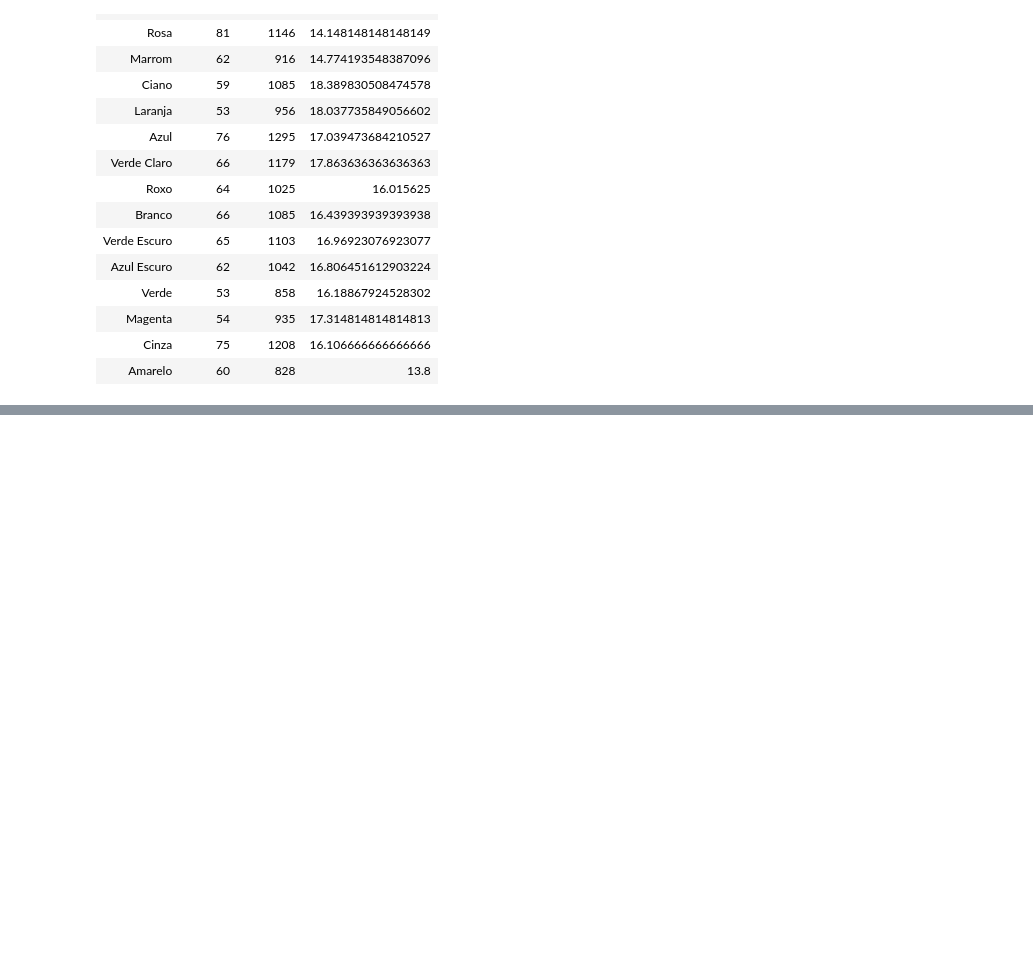
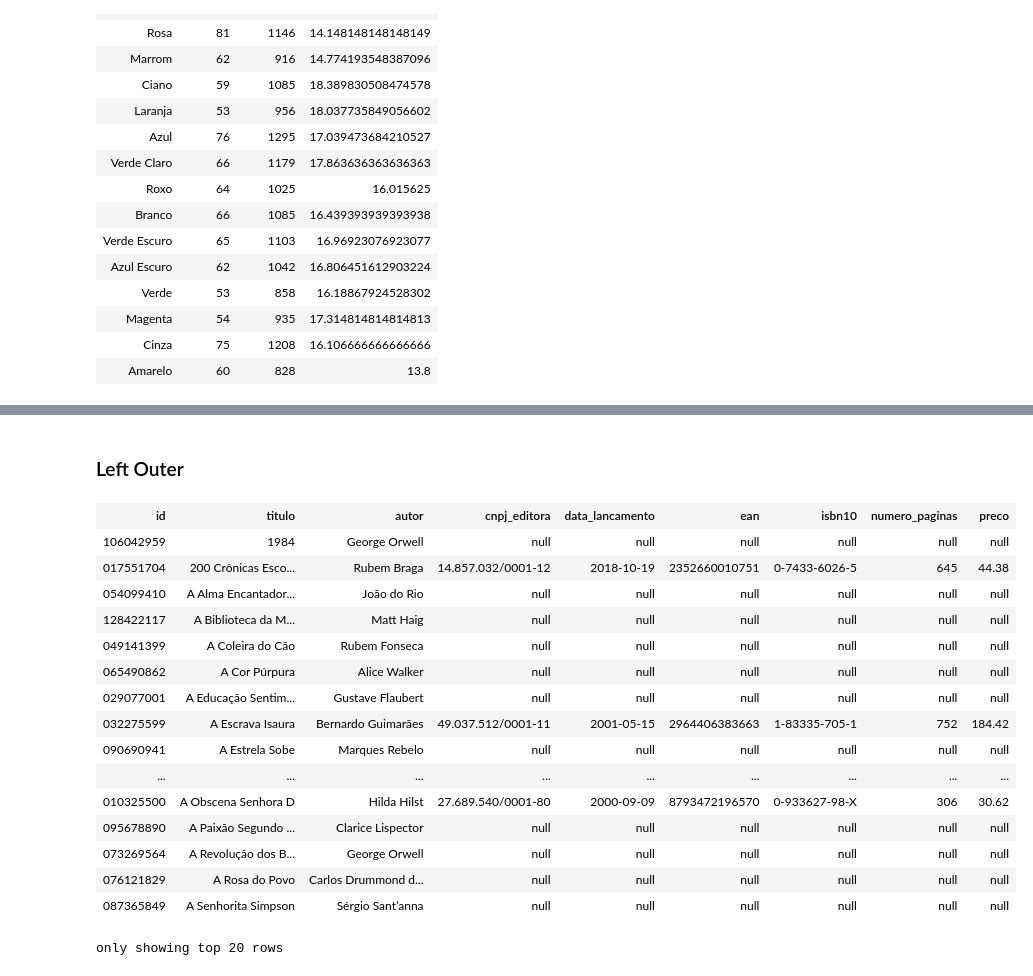
Before and after one commit to tiagomartins03/BigData, a Jupyter notebook: ApacheSpark_Course01/SparkFuntions.ipynb, the cells around one changed output, grey strips where cells are left out. Cells and saved outputs as stored; diff of their text form; code cells hidden in the pictures; blank space fills up the shorter version.

```diff
--- a/ApacheSpark_Course01/SparkFuntions.ipynb
+++ b/ApacheSpark_Course01/SparkFuntions.ipynb
@@ -389,0 +397,27 @@ only showing top 2 rows
+# %%
+autores = spark.read.parquet('./databases/AUTORES.parquet')
+livros = spark.read.parquet('./databases/LIVROS.parquet')
+clientes = spark.read.parquet('./databases/CLIENTES.parquet')
+compras = spark.read.parquet('./databases/COMPRAS.parquet')
+# %% [markdown]
+### Left Outer
+# %%
+autores.join(other = livros, on = 'id', how = 'left')
+# %% [output]
+| id | titulo | autor | cnpj_editora | data_lancamento | ean | isbn10 | numero_paginas | preco |
+| 106042959 | 1984 | George Orwell | null | null | null | null | null | null |
+| 017551704 | 200 Crônicas Esco... | Rubem Braga | 14.857.032/0001-12 | 2018-10-19 | 2352660010751 | 0-7433-6026-5 | 645 | 44.38 |
+| 054099410 | A Alma Encantador... | João do Rio | null | null | null | null | null | null |
+| 128422117 | A Biblioteca da M... | Matt Haig | null | null | null | null | null | null |
+| 049141399 | A Coleira do Cão | Rubem Fonseca | null | null | null | null | null | null |
+| 065490862 | A Cor Púrpura | Alice Walker | null | null | null | null | null | null |
+| 029077001 | A Educação Sentim... | Gustave Flaubert | null | null | null | null | null | null |
+| 032275599 | A Escrava Isaura | Bernardo Guimarães | 49.037.512/0001-11 | 2001-05-15 | 2964406383663 | 1-83335-705-1 | 752 | 184.42 |
+| 090690941 | A Estrela Sobe | Marques Rebelo | null | null | null | null | null | null |
+| ... | ... | ... | ... | ... | ... | ... | ... | ... |
+| 010325500 | A Obscena Senhora D | Hilda Hilst | 27.689.540/0001-80 | 2000-09-09 | 8793472196570 | 0-933627-98-X | 306 | 30.62 |
+| 095678890 | A Paixão Segundo ... | Clarice Lispector | null | null | null | null | null | null |
+| 073269564 | A Revolução dos B... | George Orwell | null | null | null | null | null | null |
+| 076121829 | A Rosa do Povo | Carlos Drummond d... | null | null | null | null | null | null |
+| 087365849 | A Senhorita Simpson | Sérgio Sant’anna | null | null | null | null | null | null |
+only showing top 20 rows
```
Also changed, not shown: parts of 31 cells of this notebook, 4 other files.
